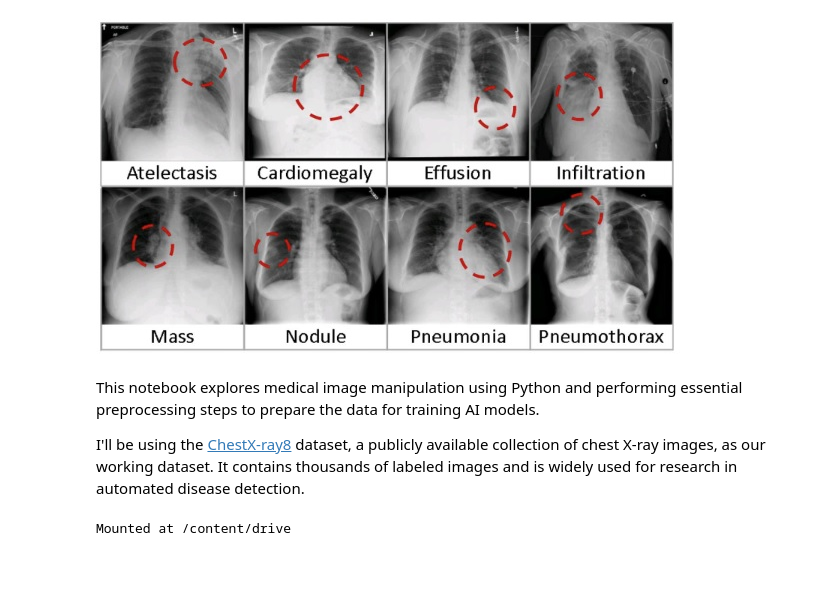
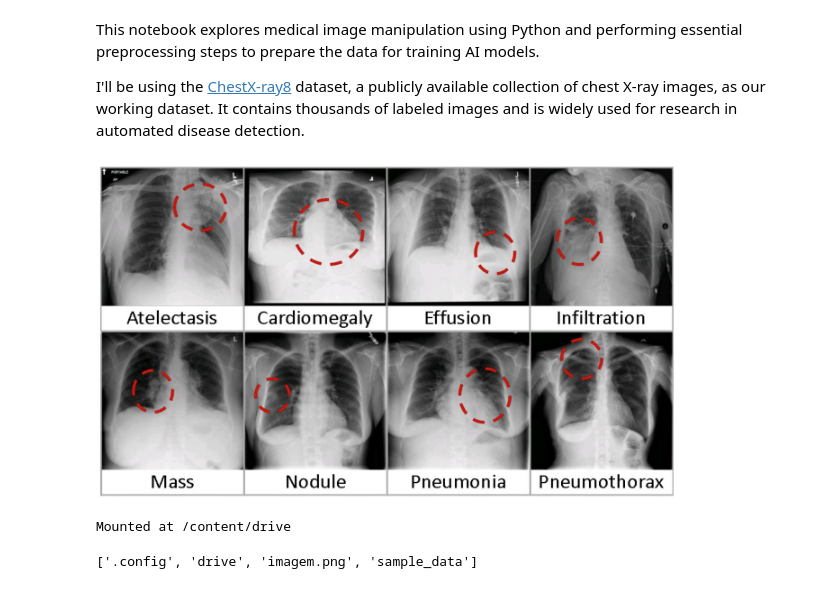
Before and after one commit to osvlandi/AI_for_medicine, a Jupyter notebook: diagnosis/week1-disease-detection/Image_preprocessing_for_AI.ipynb, the cells around one changed output. Drawn from its saved outputs; the diff is of its cells as text; code cells hidden in the pictures.

```diff
--- a/diagnosis/week1-disease-detection/Image_preprocessing_for_AI.ipynb
+++ b/diagnosis/week1-disease-detection/Image_preprocessing_for_AI.ipynb
@@ -1,13 +1,22 @@
 # %% [markdown]
 <a href="https://colab.research.google.com/github/osvlandi/AI_for_medicine/blob/main/diagnosis/week1-disease-detection/Image_preprocessing_for_AI.ipynb" target="_parent"><img src="https://colab.research.google.com/assets/colab-badge.svg" alt="Open In Colab"/></a>
-# %% [markdown]
-![Imagem.jpg](embedded-picture-1)
 # %% [markdown]
 This notebook explores medical image manipulation using Python and performing essential preprocessing steps to prepare the data for training AI models.
 
 I'll be using the [ChestX-ray8](https://arxiv.org/abs/1705.02315) dataset, a publicly available collection of chest X-ray images, as our working dataset. It contains thousands of labeled images and is widely used for research in automated disease detection.
+# %%
+from IPython.display import Image, display
+
+display(Image(filename="imagem.png"))
+# %% [output]
+[figure, added]
 # %%
 from google.colab import drive
 drive.mount('/content/drive')
 # %% [output]
 Mounted at /content/drive
+# %%
+import os
+os.listdir()
+# %% [output]
+['.config', 'drive', 'imagem.png', 'sample_data']
```
